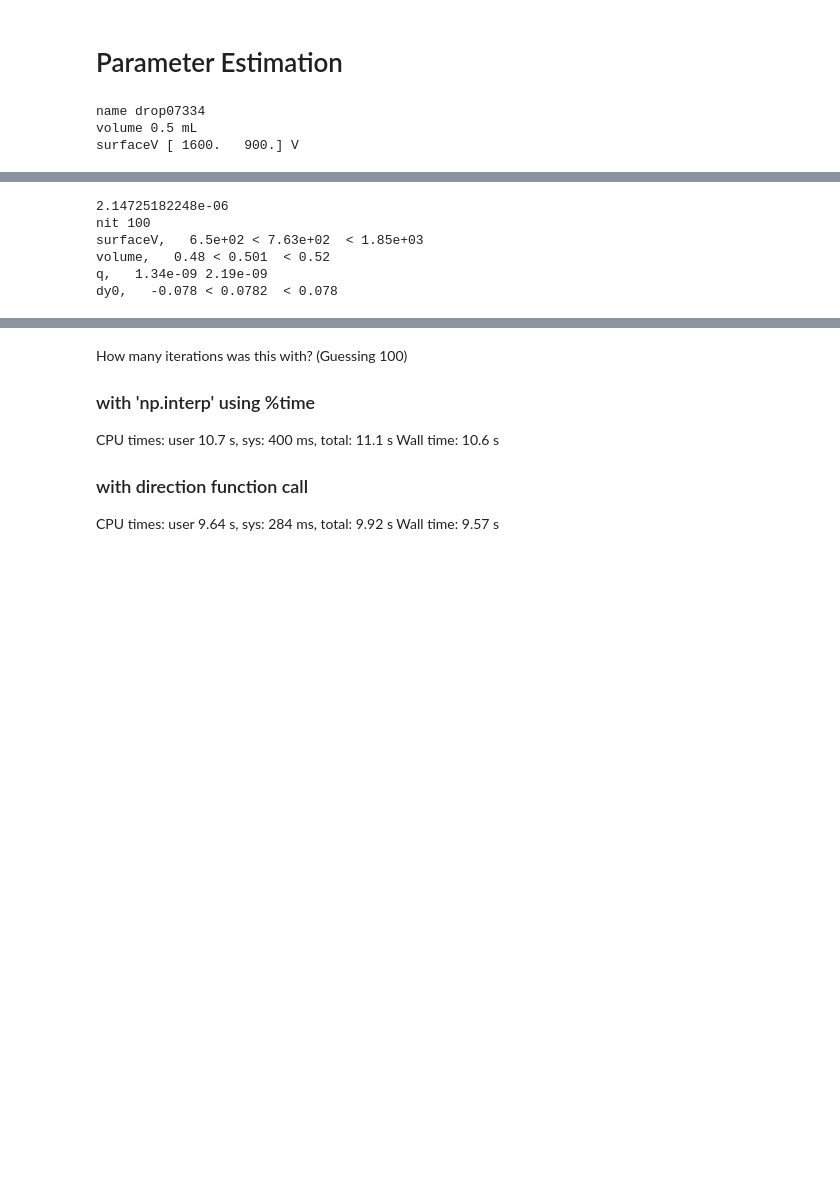
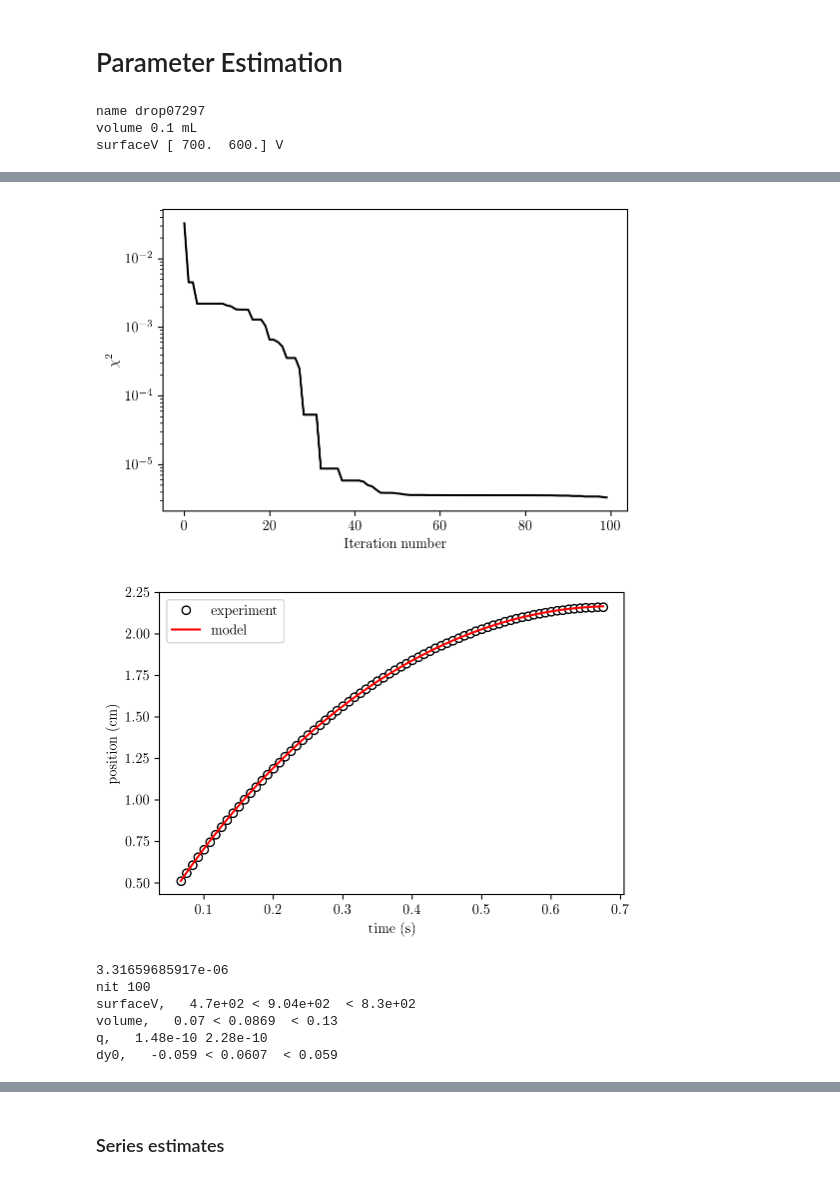
Before and after one commit to 7deeptide/Droplet_electro-bounce, a Jupyter notebook: src/parameter_estimation.ipynb, the cells around one changed output, grey strips where cells are left out. Cells and saved outputs as stored; diff of their text form; code cells hidden in the pictures; blank space fills up the shorter version.

Commit message:
covariance and condition MLE estimates

```diff
--- a/src/parameter_estimation.ipynb
+++ b/src/parameter_estimation.ipynb
@@ -614,7 +627,7 @@ def get_model(x, model_params):
     """
     Solves the ODE for the droplet trajectory given the design vector, x.
     """
-    t0, z0, volt0, vol0, tStop, layers, Ef, del_Ef, zf = model_params
+    t0, z0, volt0, vol0, tStop, layers, q0, Ef, del_Ef, zf = model_params
     surfaceV, volume, q, u0 = x
     m = mass(volume)                                # droplet mass [kg]
     R_drop = radius(volume=volume)                  # droplet radius
@@ -973,14 +814,15 @@ def fmt(x):
 # %%
 def param_est_plot(drop, sub=False, method='nelder-mead', a=3.5, **kwargs):
     if sub==False:
-        result, errors = res(drop, a)
+        result, sim, fsim, error = res(drop, a)
         x = result.x
         print(result)
+        print("errors:", error)
     else:
         x = drop.result.x
     surfaceV, volume, q, sigma, t0, y0, dy0, layers = get_params(drop, a)
     t, y, dy, ddy = get_data(drop, param_est=True)
-    model_params = (t0, y0, surfaceV, volume, t[-1], layers)
+    model_params = (t0, y0, surfaceV, volume, t[-1], layers, q)
     yStop = y[-1] + 20 * (y[-1]-y[-2])
     sigma = charge_density(x[0], layers)
     Ef, del_Ef = electric_field(yStop, sigma)
@@ -1007,7 +849,7 @@ def param_est_plot(drop, sub=False, method='nelder-mead', a=3.5, **kwargs):
         fig = kwargs['fig']
         axs = kwargs['axs']
         axs[i].plot(t[::], y[::], 'ko',
-                    markersize=6, markerfacecolor='white', markeredgecolor='black', label='data')
+                    markersize=6, markerfacecolor='white', markeredgecolor='black', label='experiment')
         axs[i].plot(t,y_soln, 'r', label='model')
         axs[i].set_title(r'$\chi^2 =$ ' + fmt(drop.result.fun), fontsize=12)#'{0:.1E}'.format(drop.result.fun))
         #axs[i].legend(title=drop.name)
@@ -1033,17 +875,10 @@ def param_est_plot(drop, sub=False, method='nelder-mead', a=3.5, **kwargs):
         if sub==False:
             #plt.semilogy(range(len(errors)-1), -np.diff(errors))
             fig = plt.figure()
-            plt.semilogy(range(len(errors)), errors, 'k')
+            plt.semilogy(range(len(fsim)), fsim, 'k')
             plt.ylabel(r'$\chi^2$')
             plt.xlabel('Iteration number')
-            savefig('convergence')
-            plt.show()
-
-            fig = plt.figure()
-            plt.semilogy(range(len(errors[:-1])), -np.diff(errors)/errors[:-1], 'k.')
-            plt.ylabel('Condition number')
-            plt.xlabel('Iteration number')
-            savefig('condition')
+            savefig('convergence', pics)
             plt.show()
 
         fig = plt.figure()
@@ -1113,17 +948,17 @@ Use n=1,2,3 etc (where n may be 0 or any positive integer)  to look at an indivi
 Otherwise use n='all' to see all bounces.
 """
 
-drop = drop07334
+drop = drop07297
 print_header(drop)
 #print(radius(volume=drop.result[1]))
 #print('Oh', ohnesorge(radius(volume=drop.volume)))
 #print('Bo', bond(drop))
 #plot_single(drop, parted=True, variable='y_parted');
 # %% [output]
-name drop07334
-volume 0.5 mL
-surfaceV [ 1600.   900.] V
+name drop07297
+volume 0.1 mL
+surfaceV [ 700.  600.] V
 # %%
 #%time
-param_est_plot(drop, sub=False, method='Nelder-Mead', a=2.3)
+param_est_plot(drop, sub=False, method='Nelder-Mead', a=0.9*2.3)
 # %% [output]
@@ -1152,6 +985,8 @@ param_est_plot(drop, sub=False, method='Nelder-Mead', a=2.3)
+[figure, added]
+[figure, added]
-2.14725182248e-06
+3.31659685917e-06
 nit 100
-surfaceV,   6.5e+02 < 7.63e+02  < 1.85e+03
-volume,   0.48 < 0.501  < 0.52
-q,   1.34e-09 2.19e-09
-dy0,   -0.078 < 0.0782  < 0.078
+surfaceV,   4.7e+02 < 9.04e+02  < 8.3e+02
+volume,   0.07 < 0.0869  < 0.13
+q,   1.48e-10 2.28e-10
+dy0,   -0.059 < 0.0607  < 0.059
@@ -1163,12 +995,4 @@ dy0,   -0.078 < 0.0782  < 0.078
-# %% [markdown]
-How many iterations was this with? (Guessing 100)
-
-### with 'np.interp' using %time
-CPU times: user 10.7 s, sys: 400 ms, total: 11.1 s
-Wall time: 10.6 s
-
-### with direction function call
-CPU times: user 9.64 s, sys: 284 ms, total: 9.92 s
-Wall time: 9.57 s
+# %% [markdown]
+### Series estimates
 # %%
 i = 0
```
Also changed, not shown: parts of 21 cells of this notebook, 20 other files.
